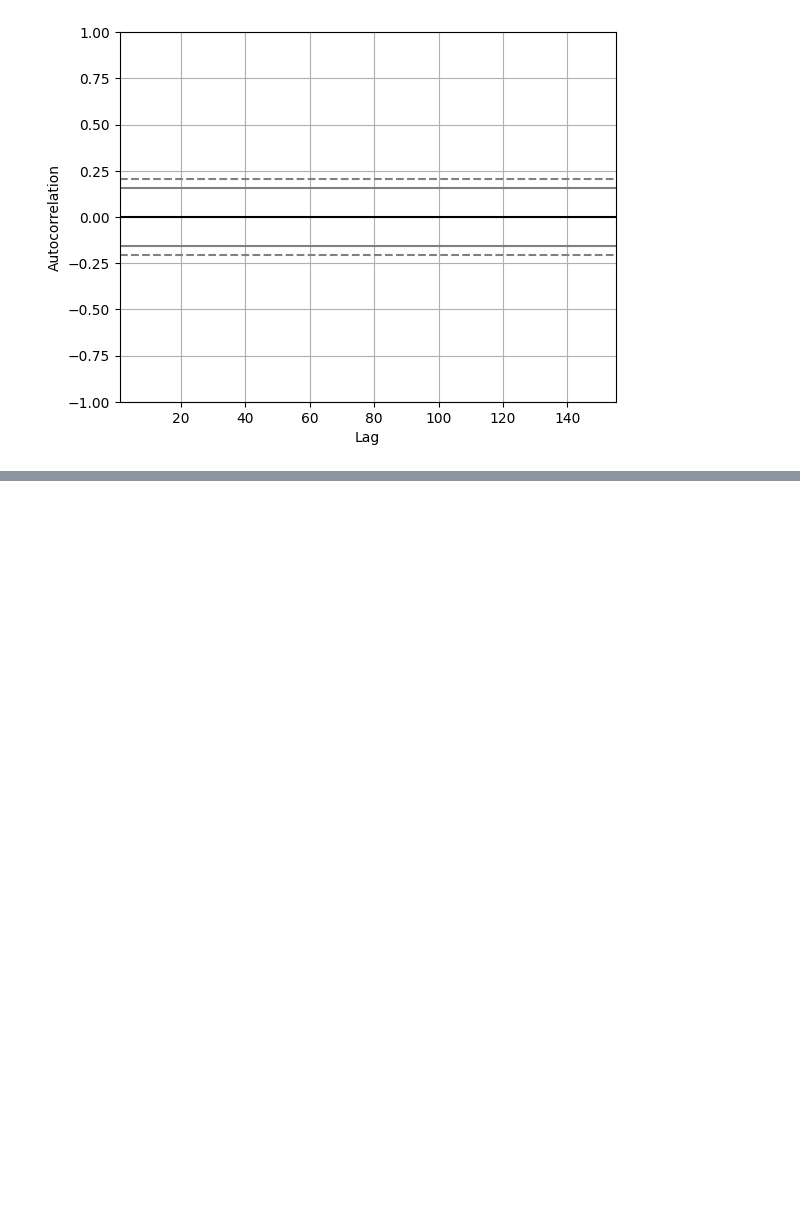
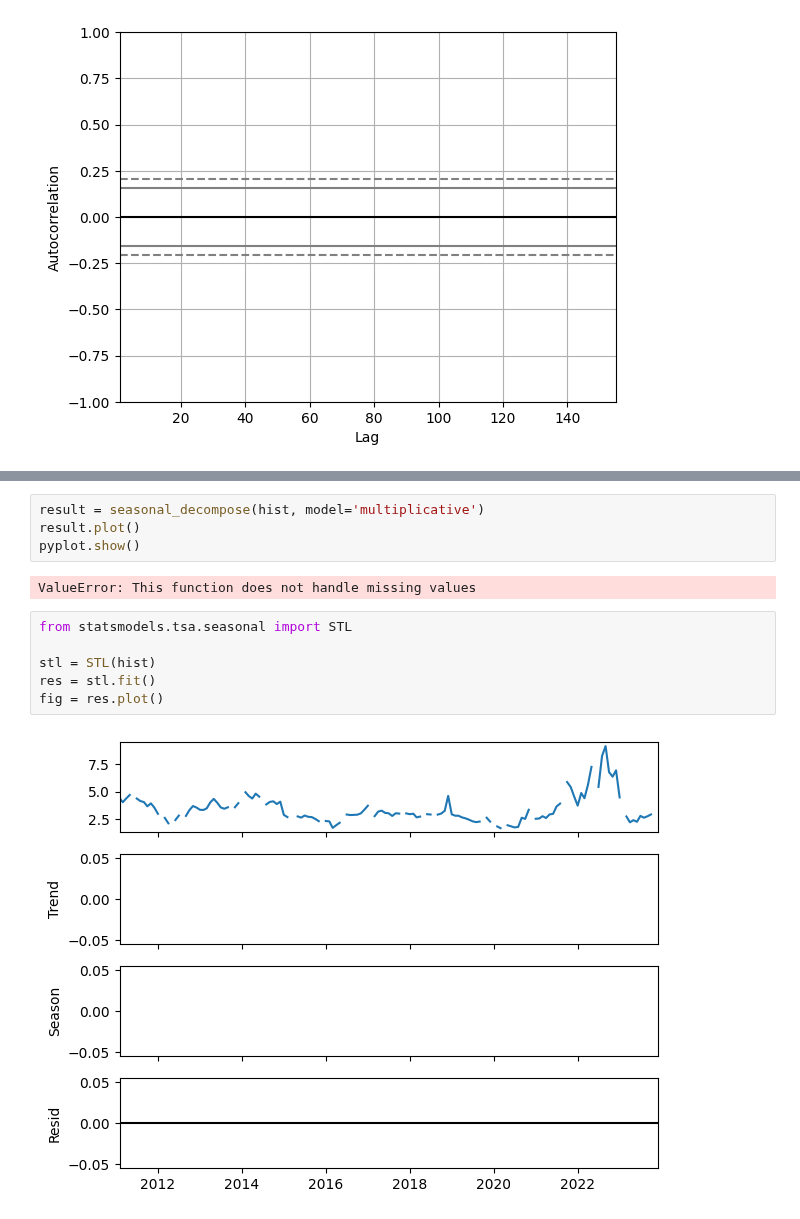
Before and after one commit to Michelleagl/Series_de_Tiempo, a Jupyter notebook: Proyecto_Series_.ipynb, the cells around one changed output, grey strips where cells are left out. Cells and saved outputs as stored; diff of their text form; blank space fills up the shorter version.

```diff
--- a/Proyecto_Series_.ipynb
+++ b/Proyecto_Series_.ipynb
@@ -264,0 +295,14 @@ pd.plotting.autocorrelation_plot(hist)
+# %%
+result = seasonal_decompose(hist, model='multiplicative')
+result.plot()
+pyplot.show()
+# %% [output]
+ValueError: This function does not handle missing values
+# %%
+from statsmodels.tsa.seasonal import STL
+
+stl = STL(hist)
+res = stl.fit()
+fig = res.plot()
+# %% [output]
+[figure, added]
```
Also changed, not shown: parts of 62 cells of this notebook.
